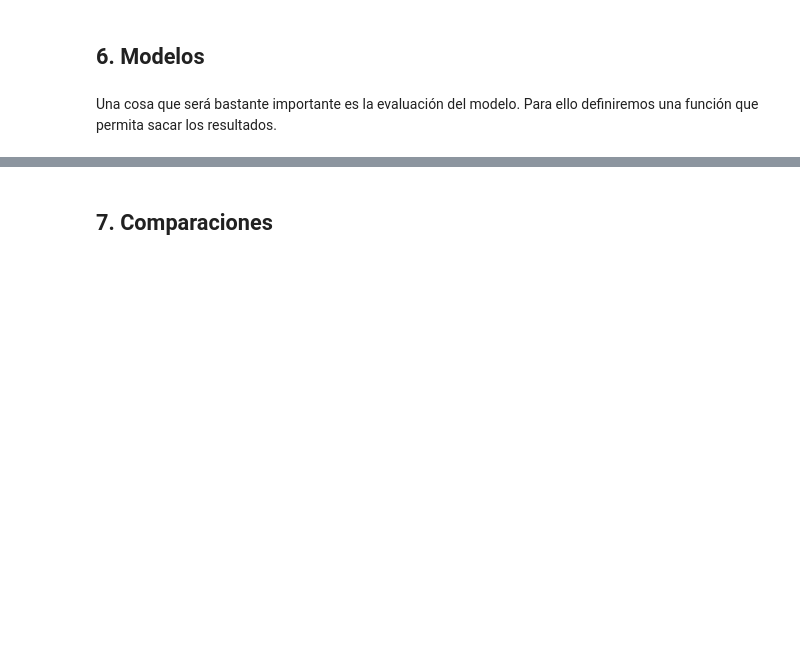
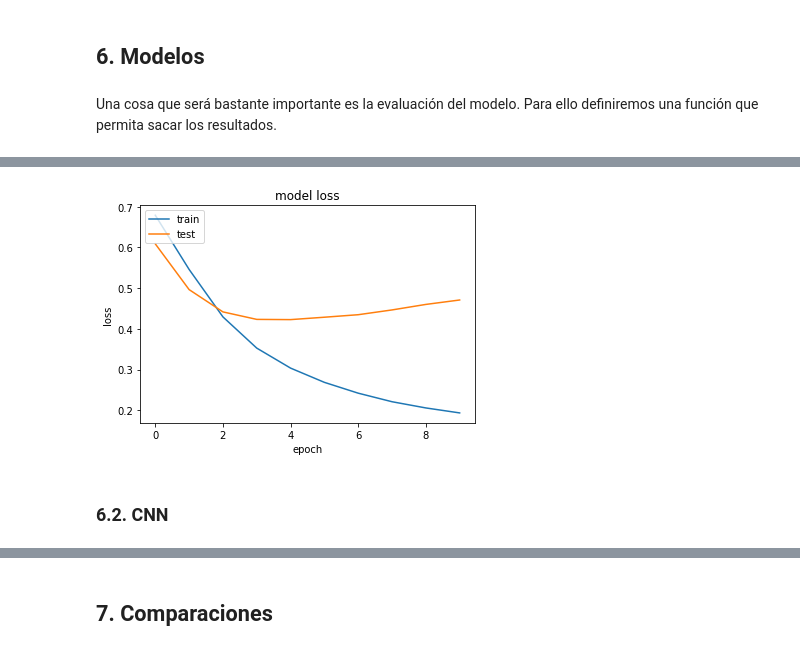
Before and after one commit to rodriguezg-alvaro/IMBD_Review_Analysis, a Jupyter notebook: Codigo.ipynb, the cells around one changed output, grey strips where cells are left out. Drawn from its saved outputs; the diff is of its cells as text; code cells hidden in the pictures; blank space fills up the shorter version.

Commit message:
Nuevos Modelos

```diff
--- a/Codigo.ipynb
+++ b/Codigo.ipynb
@@ -291,0 +289,9 @@ embedding_matrix = embeddings('./word2vec.txt')
+# %%
+def AccLoss(history):
+    plt.plot(history.history['loss'])
+    plt.plot(history.history['val_loss'])
+    plt.title('model loss')
+    plt.ylabel('loss')
+    plt.xlabel('epoch')
+    plt.legend(['train','test'], loc='upper left')
+    plt.show()
@@ -296,6 +306,11 @@ model = keras.Sequential(
       [
           layers.Embedding(vocab_size, 100, weights=[embedding_matrix],input_length=maxlen , trainable=False),
           layers.Flatten(),
-          layers.Dense(1,activation="sigmoid"),
+          layers.Dense(20,activation="sigmoid"),
+          layers.Dropout(0.3),
+          layers.Dense(10,activation = "sigmoid"),
+          layers.Dropout(0.1),
+          layers.Dense(5,activation = "sigmoid"),
+          layers.Dense(1,activation="sigmoid")
       ]
   )
@@ -307,2 +316,0 @@ model.compile(loss='binary_crossentropy', optimizer='Adam',metrics='acc')
-# %%
-history = model.fit(x=X_train,y=y_train,batch_size=128,epochs=6,verbose=1,validation_split=0.2)
@@ -321,0 +319,2 @@ Epoch 6/6
+# %%
+history = model.fit(x=X_train,y=y_train,batch_size=256,epochs=10,verbose=1,validation_split=0.2)
@@ -321,0 +347,6 @@ Epoch 6/6
+# %%
+AccLoss(history)
+# %% [output]
+[figure, added]
+# %% [markdown]
+### 6.2. CNN
```
Also changed, not shown: parts of 50 cells of this notebook.
